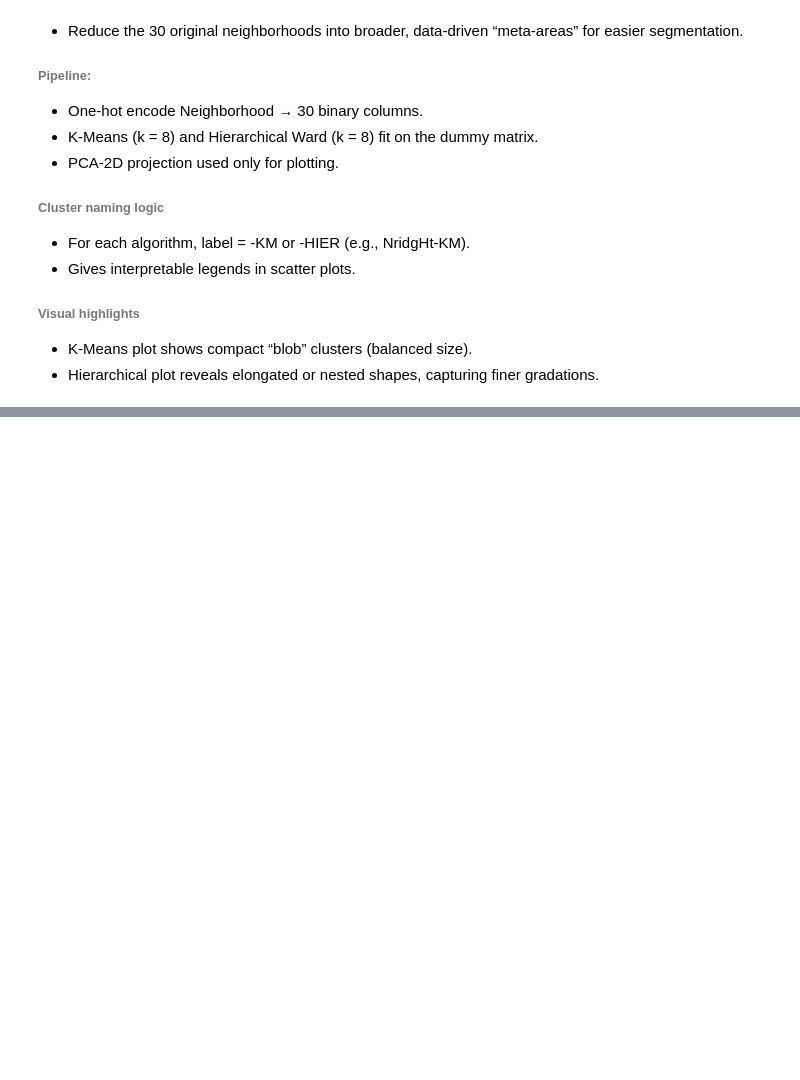
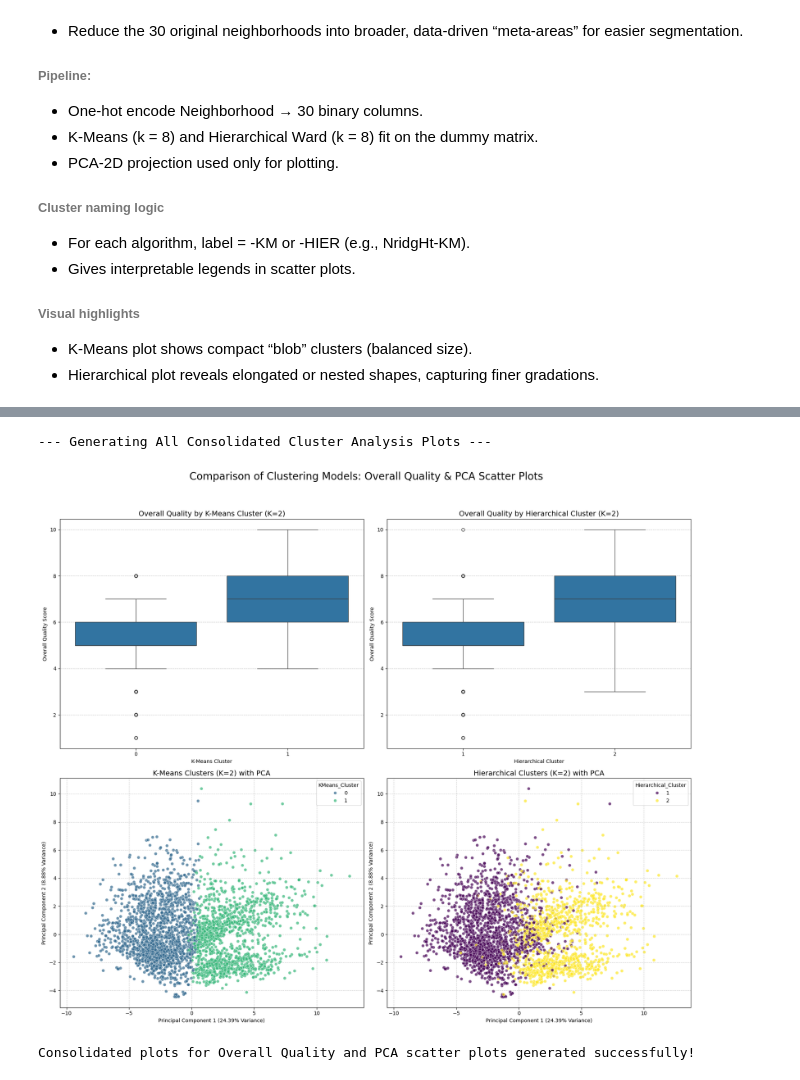
Before and after one commit to WonMuhea/Advanced-big-data-UC-course-labs, a Jupyter notebook: Residence/Data-Modeling/day-2-classification-and-clustering.ipynb, the cells around one changed output, grey strips where cells are left out. Cells and saved outputs as stored; diff of their text form; code cells hidden in the pictures; blank space fills up the shorter version.

```diff
--- a/Residence/Data-Modeling/day-2-classification-and-clustering.ipynb
+++ b/Residence/Data-Modeling/day-2-classification-and-clustering.ipynb
@@ -405,2 +855,71 @@ display(pd.concat({'K-Means': profile(df_mod, labels_km),
+# %%
+
+
+
+# --- IMPORTANT: Set the correct column name for 'Overall Qual' ---
+overall_qual_col_name = 'Overall Qual'
+
+# --- Define optimal_k values (ensure these match what you used in Cells 3 and 4) ---
+optimal_k_kmeans = 2 # Example, set based on your Cell 2 result
+optimal_k_hierarchical = 2 # Example, set based on your dendrogram analysis
+
+print("--- Generating All Consolidated Cluster Analysis Plots ---")
+
+if overall_qual_col_name not in X_numerical_imputed_df.columns:
+    print(f"Error: Column '{overall_qual_col_name}' not found in X_numerical_imputed_df. Please check Cell 1/3 output for correct name.")
+else:
+    fig, axes = plt.subplots(2, 2, figsize=(18, 16)) # 2 rows, 2 columns for the plots
+    fig.suptitle('Comparison of Clustering Models: Overall Quality & PCA Scatter Plots', fontsize=20, y=0.98)
+
+    # --- Row 1: Overall Quality Box Plots ---
+
+    # Subplot 1 (Top-Left): K-Means Overall Quality
+    sns.boxplot(x='KMeans_Cluster', y=overall_qual_col_name, data=X_numerical_imputed_df, ax=axes[0, 0])
+    axes[0, 0].set_title(f'Overall Quality by K-Means Cluster (K={optimal_k_kmeans})', fontsize=14)
+    axes[0, 0].set_ylabel('Overall Quality Score')
+    axes[0, 0].set_xlabel('K-Means Cluster')
+    axes[0, 0].grid(axis='y', linestyle='--', alpha=0.7)
+
+    # Subplot 2 (Top-Right): Hierarchical Overall Quality
+    sns.boxplot(x='Hierarchical_Cluster', y=overall_qual_col_name, data=X_numerical_imputed_df, ax=axes[0, 1])
+    axes[0, 1].set_title(f'Overall Quality by Hierarchical Cluster (K={optimal_k_hierarchical})', fontsize=14)
+    axes[0, 1].set_ylabel('Overall Quality Score')
+    axes[0, 1].set_xlabel('Hierarchical Cluster')
+    axes[0, 1].grid(axis='y', linestyle='--', alpha=0.7)
+
+
+    # --- Row 2: PCA Scatter Plots ---
+
+    # Subplot 3 (Bottom-Left): K-Means PCA Scatter Plot
+    sns.scatterplot(
+        x='Principal Component 1', y='Principal Component 2',
+        hue='KMeans_Cluster', palette='viridis', data=pca_df_kmeans,
+        legend='full', alpha=0.7, ax=axes[1, 0]
+    )
+    axes[1, 0].set_title(f'K-Means Clusters (K={optimal_k_kmeans}) with PCA', fontsize=14)
+    axes[1, 0].set_xlabel(f'Principal Component 1 ({pca.explained_variance_ratio_[0]*100:.2f}% Variance)')
+    axes[1, 0].set_ylabel(f'Principal Component 2 ({pca.explained_variance_ratio_[1]*100:.2f}% Variance)')
+    axes[1, 0].grid(True, linestyle='--', alpha=0.6)
+
+    # Subplot 4 (Bottom-Right): Hierarchical PCA Scatter Plot
+    sns.scatterplot(
+        x='Principal Component 1', y='Principal Component 2',
+        hue='Hierarchical_Cluster', palette='viridis', data=pca_df_hierarchical,
+        legend='full', alpha=0.7, ax=axes[1, 1]
+    )
+    axes[1, 1].set_title(f'Hierarchical Clusters (K={optimal_k_hierarchical}) with PCA', fontsize=14)
+    axes[1, 1].set_xlabel(f'Principal Component 1 ({pca.explained_variance_ratio_[0]*100:.2f}% Variance)')
+    axes[1, 1].set_ylabel(f'Principal Component 2 ({pca.explained_variance_ratio_[1]*100:.2f}% Variance)')
+    axes[1, 1].grid(True, linestyle='--', alpha=0.6)
+
+    plt.tight_layout(rect=[0, 0.03, 1, 0.95])
+    plt.show()
+
+
+print("\nConsolidated plots for Overall Quality and PCA scatter plots generated successfully!")
+# %% [output]
+--- Generating All Consolidated Cluster Analysis Plots ---
+[figure, added]
+Consolidated plots for Overall Quality and PCA scatter plots generated successfully!
 # %% [markdown]
 ### Key observations
```
Also changed, not shown: parts of 27 cells of this notebook.
